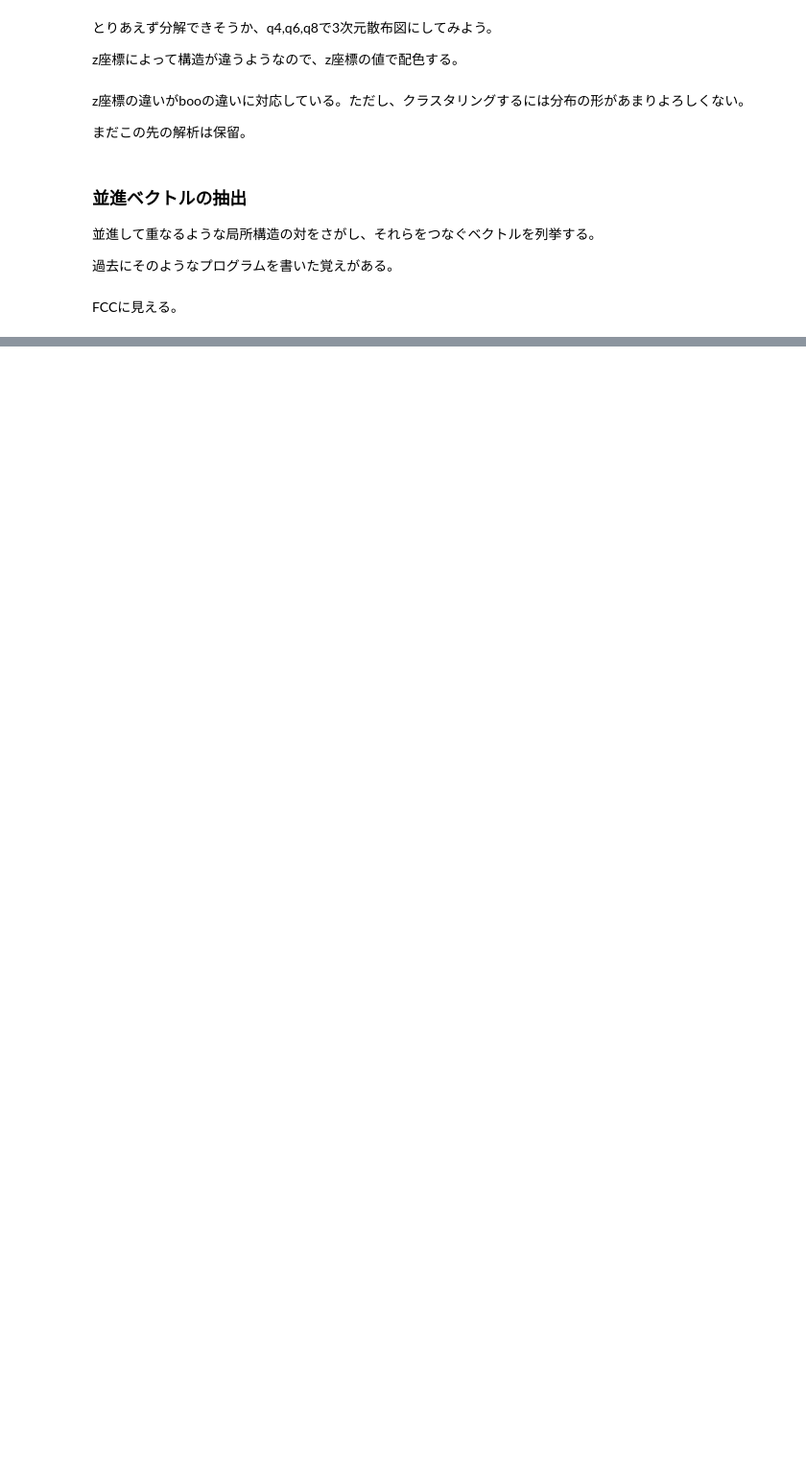
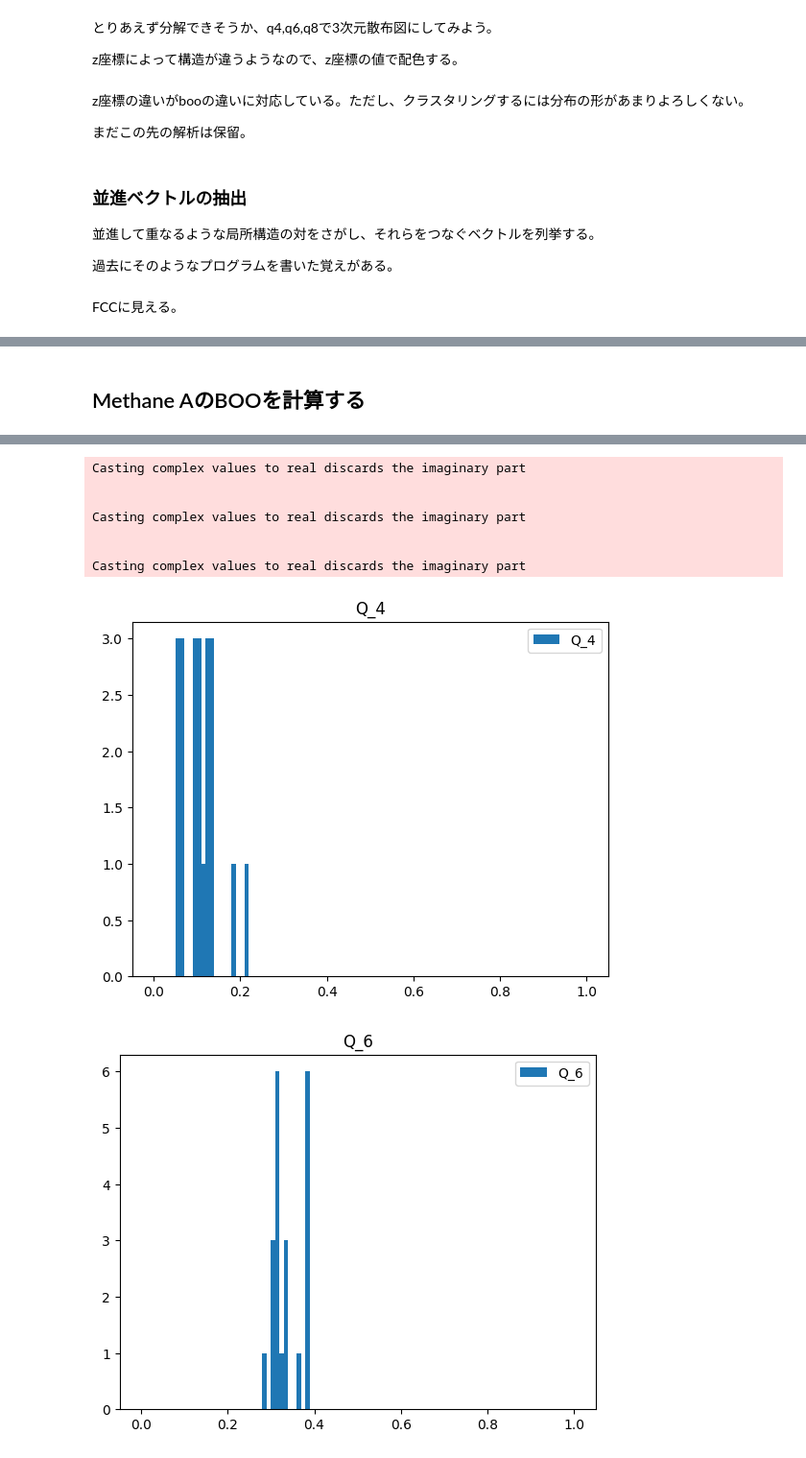
Before and after one commit to vitroid/boo, a Jupyter notebook: boo.ipynb, the cells around one changed output, grey strips where cells are left out. Shown at 96% size. Drawn from its saved outputs; the diff is of its cells as text; code cells hidden in the pictures; blank space fills up the shorter version.

```diff
--- a/boo.ipynb
+++ b/boo.ipynb
@@ -488,9 +488,10 @@ plt.show()
 %pip install yaplotlib
 # %%
 from read_gro3 import read_gro
+import numpy as np
 
-# with open("/Users/matto/work/master_project/250K5000bar/300-last.gro") as f:
-with open("300-last.gro") as f:
+with open("/Users/matto/work/master_project/250K5000bar/300-last.gro") as f:
+# with open("300-last.gro") as f:
     for gro in read_gro(f):
         break
 
@@ -727,0 +804,11 @@ FCCに見える。
+# %%
+# space group R 3 の対称操作
+symops = """
+   x, y, z
+   z, x, y
+   y, z, x
+"""
+
+# 対称操作表に従い、原子位置を複製する。すべての原子位置がこれで求められる。
+atoms = CIF.fullatoms(atomd, sops=CIF.symmetry_operators(symops))
+atoms
@@ -727,0 +833,4 @@ FCCに見える。
+# %%
+# 扱いにくいので、炭素の座標だけを抽出する。
+carbons = np.array([atom[1] for atom in atoms if atom[0][0] == "C"])
+carbons
@@ -727,0 +855,38 @@ FCCに見える。
+# %% [markdown]
+## Methane AのBOOを計算する
+# %%
+neighbors = dict()
+
+numAtoms = carbons.shape[0]
+
+boos = dict()
+
+for i in carbons:
+    vectors = []
+    for j in carbons:
+        d = i - j
+        # PBC
+        d -= np.floor(d + 0.5)
+        # fractional to absolute
+        d = d @ cell
+        if 0 < d @ d < 0.55**2:
+            vectors.append(d)
+
+    vectors = np.array(vectors)
+    for l in [4, 6, 8, 10, 12]:
+        X = vectors[:, 0]
+        Y = vectors[:, 1]
+        Z = vectors[:, 2]
+        booo = boo.boo(l, X, Y, Z)
+        print(f"boo Q_{l} {booo}")
+        if l not in boos:
+            boos[l] = []
+        boos[l].append(booo)
+
+
+for l in boos:
+    plt.hist(boos[l], range=(0,1), bins=100, label=f"Q_{l}")
+    plt.title(f"Q_{l}")
+    plt.legend()
+    plt.show()
+# %% [output]
@@ -727,0 +910,9 @@ FCCに見える。
+Casting complex values to real discards the imaginary part
+
+
+Casting complex values to real discards the imaginary part
+
+
+Casting complex values to real discards the imaginary part
+[figure, added]
+[figure, added]
```
Also changed, not shown: parts of 13 cells of this notebook, 2 other files.
